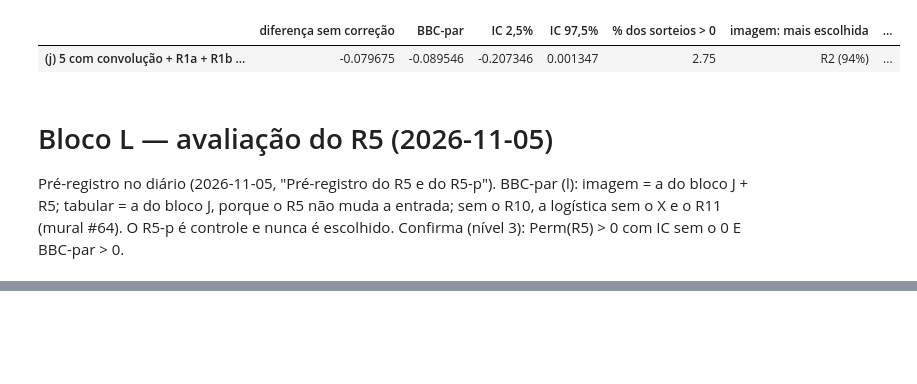
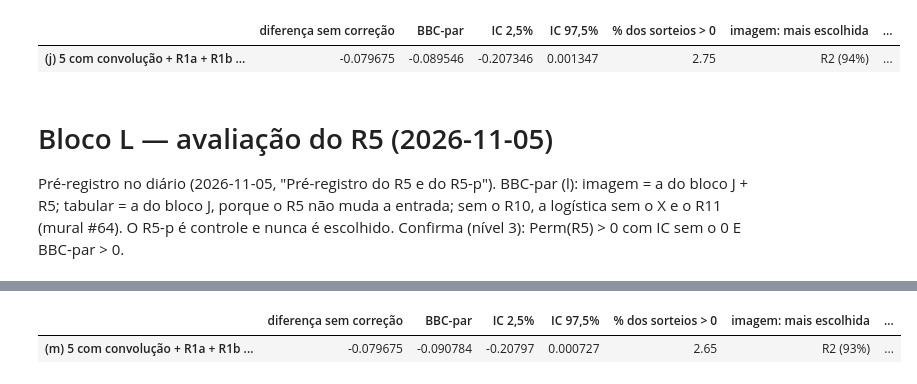
Before and after one commit to leocendino/imagens_de_cg_para_classificacao, a Jupyter notebook: notebooks/05_eval.ipynb, the cells around one changed output, grey strips where cells are left out. Cells and saved outputs as stored; diff of their text form; code cells hidden in the pictures; blank space fills up the shorter version.

```diff
--- a/notebooks/05_eval.ipynb
+++ b/notebooks/05_eval.ipynb
@@ -2067,0 +2073,21 @@ Perm(R5) = R5 − R5-p: +0.018 (-0.025 a +0.060); R5 − rede base: -0.005 (-0.0
+# %%
+log("=== bloco M: avaliação do R6 ===")
+P6 = {n: [ler_oof(OOF_R, f"{n}_s{s}") for s in SEMENTES] for n in ["R6", "R0-p"]}
+ref_6 = pd.read_csv(RESULTS / "04_models_r6.csv", index_col=0)["pior F1"]
+for n in P6:  # autoteste: reproduz o results/04_models_r6.csv
+    assert np.isclose(np.mean([pior_yp(p.argmax(axis=1)) for p in P6[n]]), ref_6[n]), n
+IM6 = {n: [p.argmax(axis=1) for p in ps] for n, ps in P6.items()}
+IM_M = IM_L | {"R6": IM6["R6"]}
+assert len(IM_M) == 13 and len(TAB_J) == 11 and "R0-p" not in IM_M
+perm6 = dif_ic(IM6["R6"], IM6["R0-p"])
+base6 = dif_ic(IM6["R6"], [p.argmax(axis=1) for p in OTIM["profundo + adamw_dro"]])
+res_m = pd.DataFrame({"(m) 5 com convolução + R1a + R1b + R9 + R2 + R3 + R4 + R5 + R6 × tabular do bloco J": bbc_par(IM_M, TAB_J)}).T
+bbc6 = res_m["BBC-par"].iloc[0]
+print(f"Perm(R6) = R6 − R0-p: {perm6[0]:+.3f} ({perm6[1]:+.3f} a {perm6[2]:+.3f}); R6 − rede base: {base6[0]:+.3f} "
+      f"({base6[1]:+.3f} a {base6[2]:+.3f}); BBC-par (m): {bbc6:+.3f}. Pré-registro: confirma (nível 3) com Perm(R6) > 0 e IC "
+      f"sem o 0, e BBC-par > 0 → {'CONFIRMA' if perm6[1] > 0 and bbc6 > 0 else 'REFUTA'}")
+pd.concat([res_m, pd.DataFrame([{"Perm(R6)": perm6[0], "Perm IC 2,5%": perm6[1], "Perm IC 97,5%": perm6[2],
+                                 "R6 − rede base": base6[0]}], index=res_m.index)], axis=1).to_csv(RESULTS / "05_eval_bloco_m.csv")
+log("bloco M terminado: results/05_eval_bloco_m.csv gravado")
+res_m
+# %% [output]
@@ -2067,0 +2097,2 @@ Perm(R5) = R5 − R5-p: +0.018 (-0.025 a +0.060); R5 − rede base: -0.005 (-0.0
+|  | diferença sem correção | BBC-par | IC 2,5% | IC 97,5% | % dos sorteios > 0 | imagem: mais escolhida | ... |
+| (m) 5 com convolução + R1a + R1b ... | -0.079675 | -0.090784 | -0.20797 | 0.000727 | 2.65 | R2 (93%) | ... |
```
Also changed, not shown: parts of 17 cells of this notebook, 1 other file.
